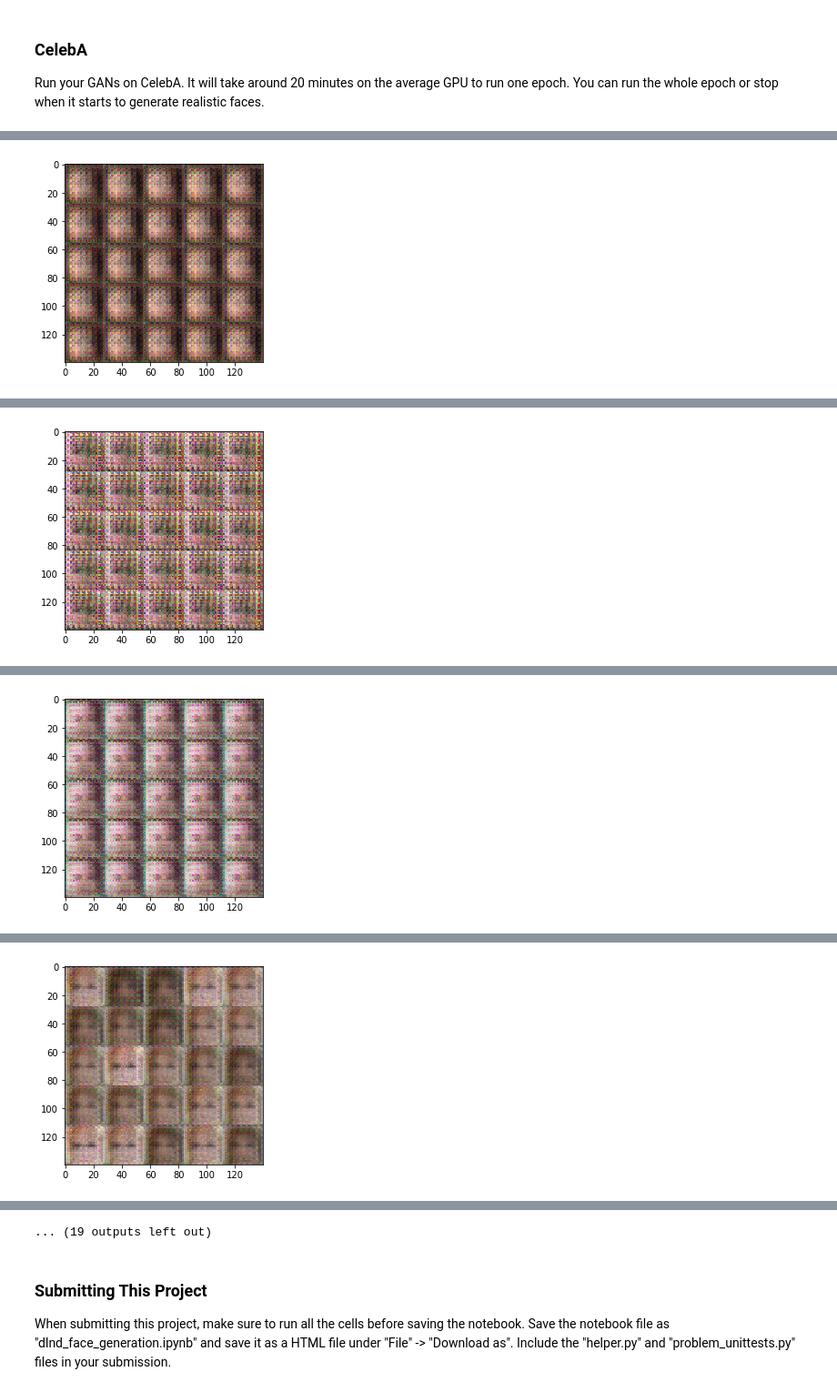
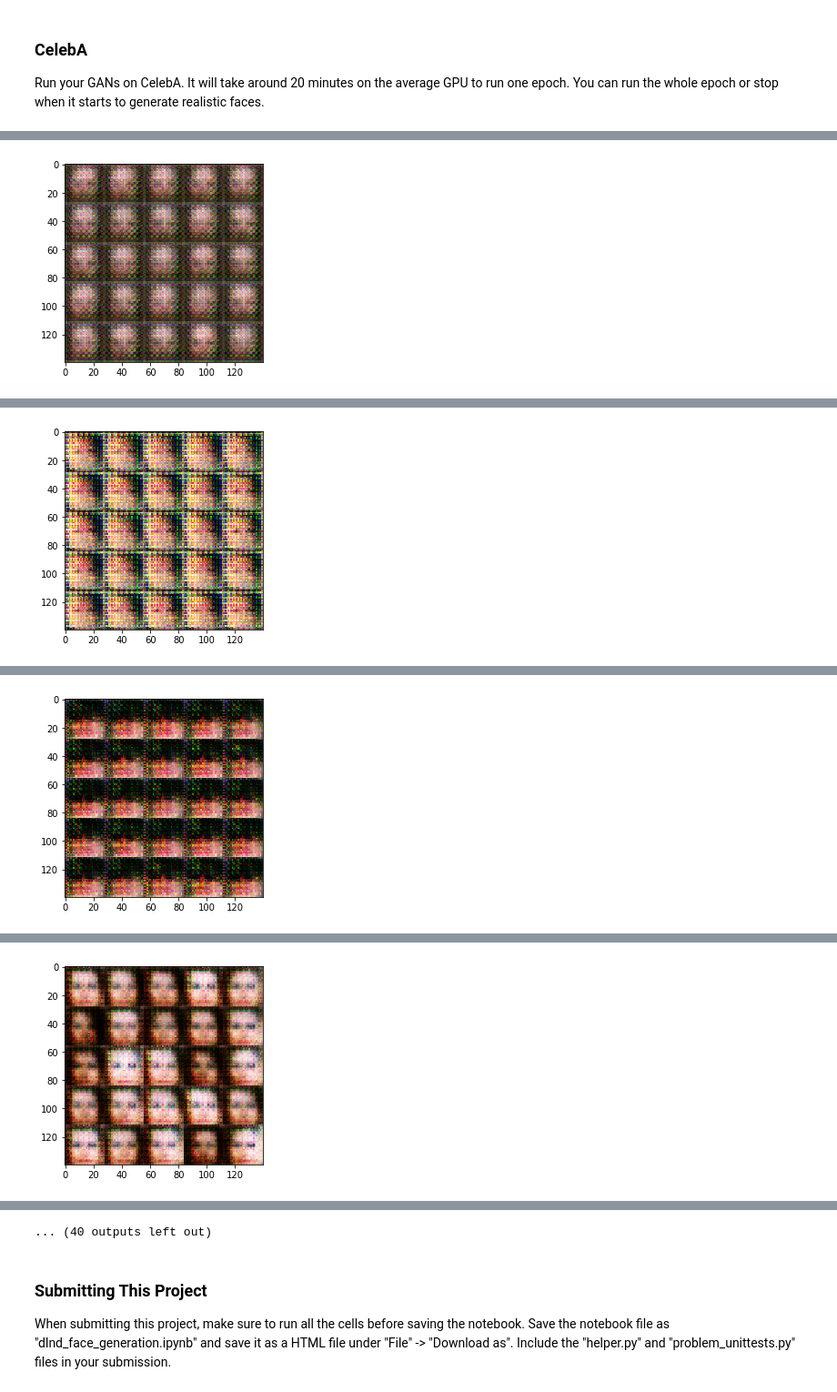
Before and after one commit to chetnapriyadarshini/deep-learning, a Jupyter notebook: face_generation/dlnd_face_generation.ipynb, the cells around one changed output, grey strips where cells are left out. Shown at 91% size. Cells and saved outputs as stored; diff of their text form; code cells hidden in the pictures.

```diff
--- a/face_generation/dlnd_face_generation.ipynb
+++ b/face_generation/dlnd_face_generation.ipynb
@@ -194,19 +194,19 @@ def generator(z, out_channel_dim, is_train=True, alpha=0.2):
 
         layer1 = tf.reshape(layer1, (-1,4,4,512))
         layer1 = tf.layers.batch_normalization(layer1, training=is_train)
-        layer1 = tf.nn.relu(layer1)
+        layer1 = tf.maximum(alpha*layer1,layer1)
         print(layer1.shape)
         #4x4x512
 
         layer2 = tf.layers.conv2d_transpose(layer1,256,4,strides=1,padding='valid')
         layer2 = tf.layers.batch_normalization(layer2, training=is_train)
-        layer2 = tf.nn.relu(layer2)
+        layer2 = tf.maximum(alpha*layer2,layer2)
         print(layer2.shape)
         #7x7x256
 
         layer3 = tf.layers.conv2d_transpose(layer2,128,4,strides=2,padding='same')
         layer3 = tf.layers.batch_normalization(layer3, training=is_train)
-        layer3 = tf.nn.relu(layer3)
+        layer3 = tf.maximum(alpha*layer3,layer3)
         #14x14x128
         print(layer3.shape)
 
@@ -388,6 +388,7 @@ def train(epoch_count, batch_size, z_dim, learning_rate, beta1, get_batches, dat
                 # TODO: Train Model
                 #print(steps)
                 steps += 1
+                batch_images = batch_images*2
                 # Sample random noise for G
                 batch_z = np.random.uniform(-1, 1, size=(batch_size, z_dim))
 
@@ -522,7 +523,7 @@ Epoch 2/2... Discriminator Loss: 0.3957... Generator Loss: 1.5283
 ### CelebA
 Run your GANs on CelebA.  It will take around 20 minutes on the average GPU to run one epoch.  You can run the whole epoch or stop when it starts to generate realistic faces.
 # %%
-batch_size = 128
+batch_size = 32
 z_dim = 100
 learning_rate = 0.0002
 beta1 = 0.5
@@ -555,4 +556,4 @@ Epoch 1/1... Discriminator Loss: 1.9844... Generator Loss: 0.1765
 (?, 7, 7, 256)
 (?, 14, 14, 128)
 (?, 28, 28, 3)
-[figure, old version]
+[figure, new version]
@@ -570,4 +571,4 @@ Epoch 1/1... Discriminator Loss: 0.1420... Generator Loss: 2.6834
 (?, 7, 7, 256)
 (?, 14, 14, 128)
 (?, 28, 28, 3)
-[figure, old version]
+[figure, new version]
@@ -584,5 +585,5 @@ Epoch 1/1... Discriminator Loss: 0.0748... Generator Loss: 3.4646
 (?, 4, 4, 512)
 (?, 7, 7, 256)
 (?, 14, 14, 128)
 (?, 28, 28, 3)
-[figure, old version]
+[figure, new version]
@@ -600,4 +601,4 @@ Epoch 1/1... Discriminator Loss: 0.3915... Generator Loss: 2.0227
 (?, 7, 7, 256)
 (?, 14, 14, 128)
 (?, 28, 28, 3)
-[figure, old version]
+[figure, new version]
@@ -634,4 +635,4 @@ Epoch 1/1... Discriminator Loss: 1.4298... Generator Loss: 5.1629
-... (19 outputs left out)
+... (40 outputs left out)
 # %% [markdown]
 ### Submitting This Project
 When submitting this project, make sure to run all the cells before saving the notebook. Save the notebook file as "dlnd_face_generation.ipynb" and save it as a HTML file under "File" -> "Download as". Include the "helper.py" and "problem_unittests.py" files in your submission.
```
Also changed, not shown: parts of 2 cells of this notebook, 1 other file.
